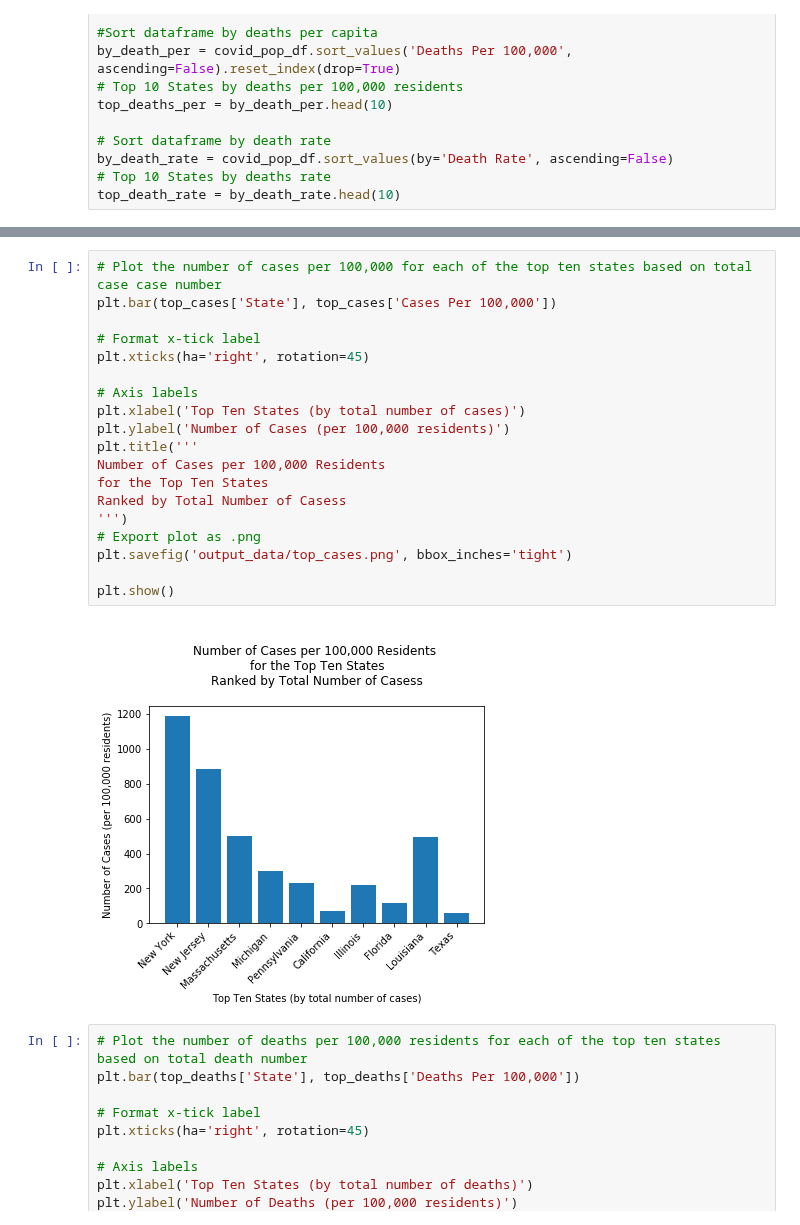
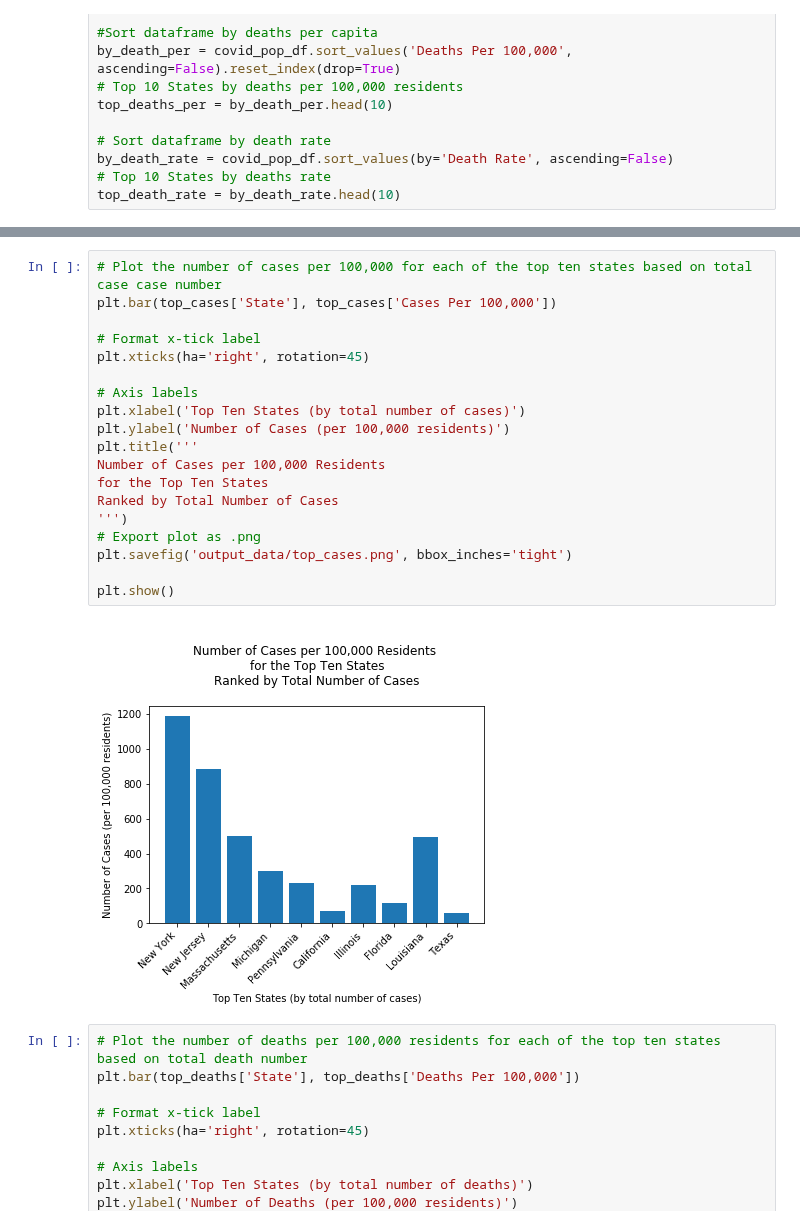
Before and after one commit to aaronrotman/project-one, a Jupyter notebook: analysis.ipynb, the cells around one changed output, grey strips where cells are left out. Drawn from its saved outputs; the diff is of its cells as text.

Commit message:
Fix typo in chart title, minor formatting

```diff
--- a/analysis.ipynb
+++ b/analysis.ipynb
@@ -111,24 +172,24 @@ top_death_rate = by_death_rate.head(10)
 # %%
 # Plot the number of cases per 100,000 for each of the top ten states based on total case case number
 plt.bar(top_cases['State'], top_cases['Cases Per 100,000'])
 
 # Format x-tick label
 plt.xticks(ha='right', rotation=45)
 
 # Axis labels
 plt.xlabel('Top Ten States (by total number of cases)')
 plt.ylabel('Number of Cases (per 100,000 residents)')
 plt.title('''
 Number of Cases per 100,000 Residents
 for the Top Ten States
-Ranked by Total Number of Casess
+Ranked by Total Number of Cases
 ''')
 # Export plot as .png
 plt.savefig('output_data/top_cases.png', bbox_inches='tight')
 
 plt.show()
 # %% [output]
-[figure, old version]
+[figure, new version]
 # %%
 # Plot the number of deaths per 100,000 residents for each of the top ten states based on total death number
 plt.bar(top_deaths['State'], top_deaths['Deaths Per 100,000'])
```
Also changed, not shown: parts of 5 cells of this notebook, 1 other file.
